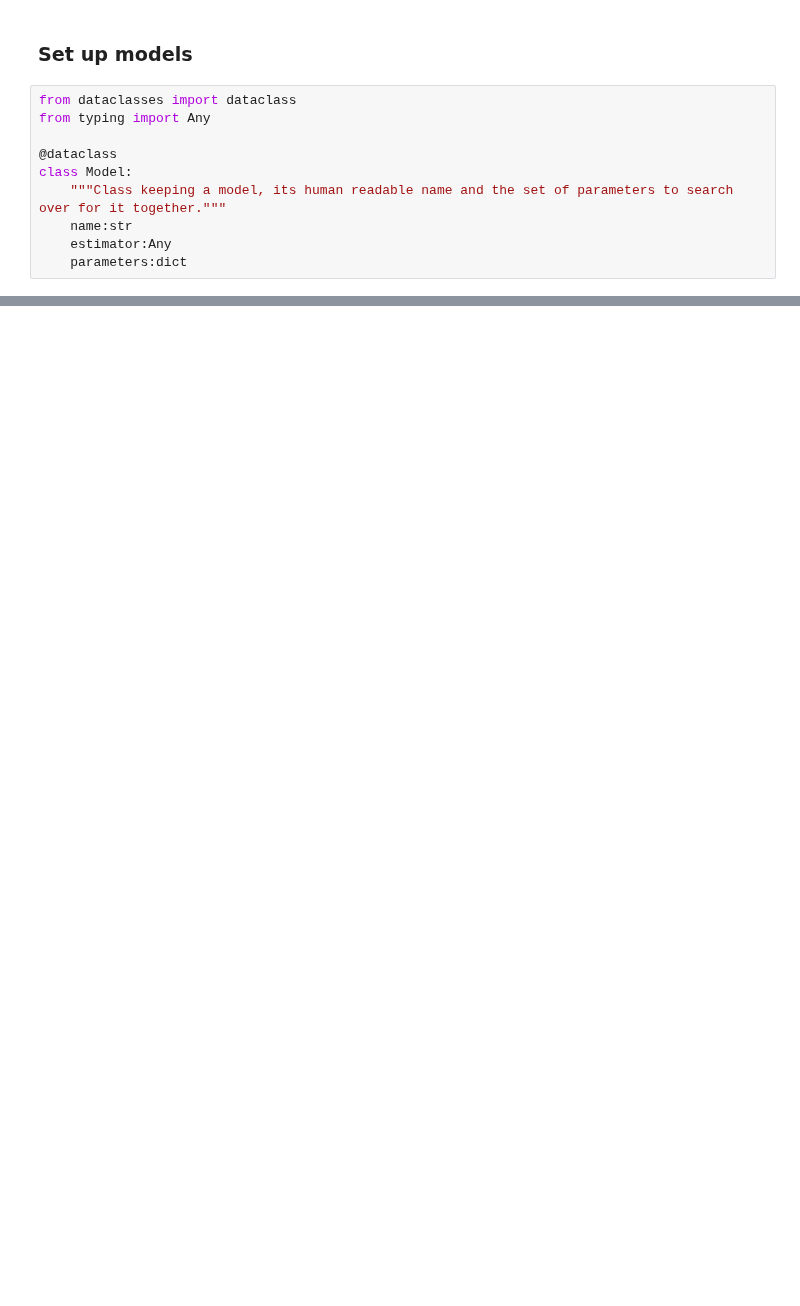
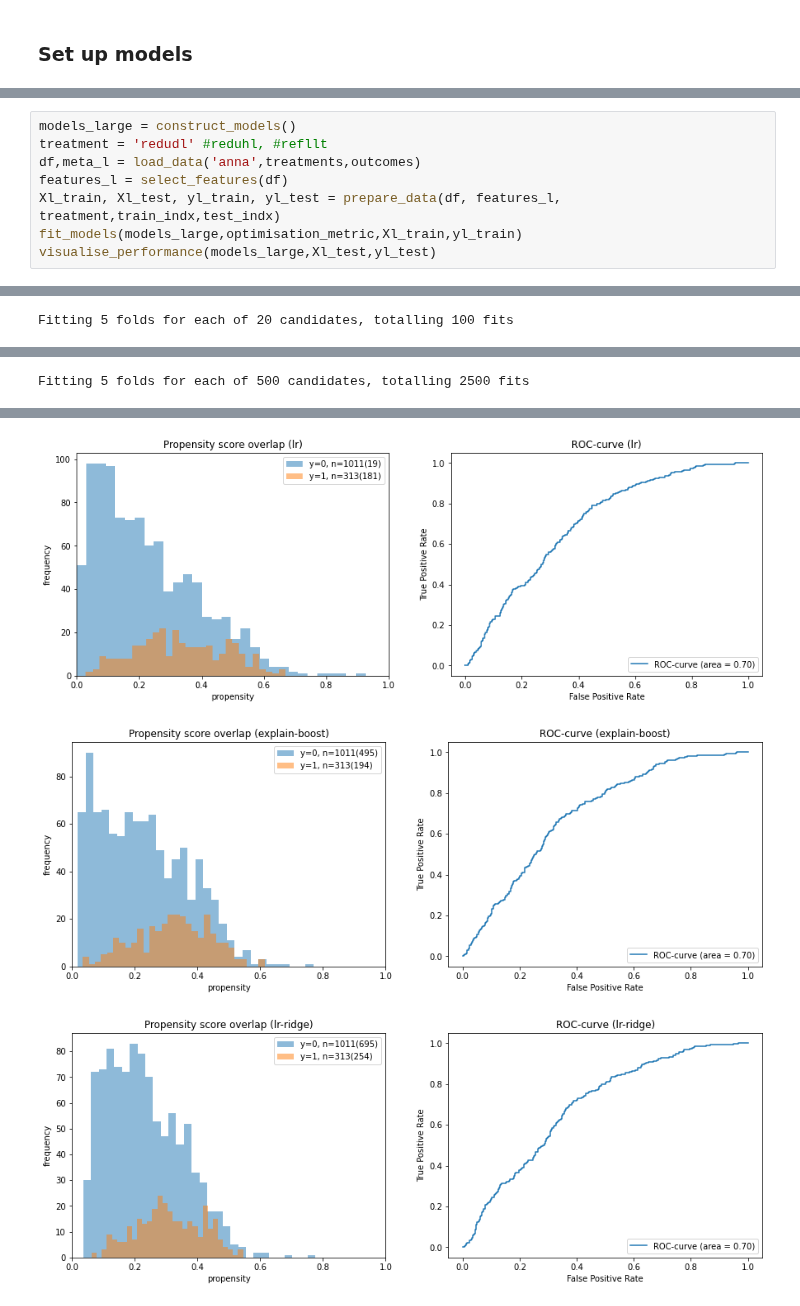
Before and after one commit to gradientinstitute/return2edu-paper, a Jupyter notebook: Modelling.ipynb, the cells around one changed output, grey strips where cells are left out. Cells and saved outputs as stored; diff of their text form; blank space fills up the shorter version.

```diff
--- a/Modelling.ipynb
+++ b/Modelling.ipynb
@@ -155,12 +186,2 @@ Original columns:190, excluded:38, # features:152
 # %% [markdown]
 ### Set up models
-# %%
-from dataclasses import dataclass
-from typing import Any
-
-@dataclass
-class Model:
-    """Class keeping a model, its human readable name and the set of parameters to search over for it together."""
-    name:str
-    estimator:Any
-    parameters:dict
@@ -260,0 +400,9 @@ p_medu1miss Missing indicator for highest education of respondent's mother
+# %%
+models_large = construct_models()
+treatment = 'redudl' #reduhl, #refllt
+df,meta_l = load_data('anna',treatments,outcomes)
+features_l = select_features(df)
+Xl_train, Xl_test, yl_train, yl_test = prepare_data(df, features_l, treatment,train_indx,test_indx)
+fit_models(models_large,optimisation_metric,Xl_train,yl_train)
+visualise_performance(models_large,Xl_test,yl_test)
+# %% [output]
@@ -260,0 +412 @@ p_medu1miss Missing indicator for highest education of respondent's mother
+Fitting 5 folds for each of 20 candidates, totalling 100 fits
@@ -260,0 +418 @@ p_medu1miss Missing indicator for highest education of respondent's mother
+Fitting 5 folds for each of 500 candidates, totalling 2500 fits
@@ -260,0 +427,3 @@ p_medu1miss Missing indicator for highest education of respondent's mother
+[figure, added]
+[figure, added]
+[figure, added]
```
Also changed, not shown: parts of 44 cells of this notebook, 1 other file.
